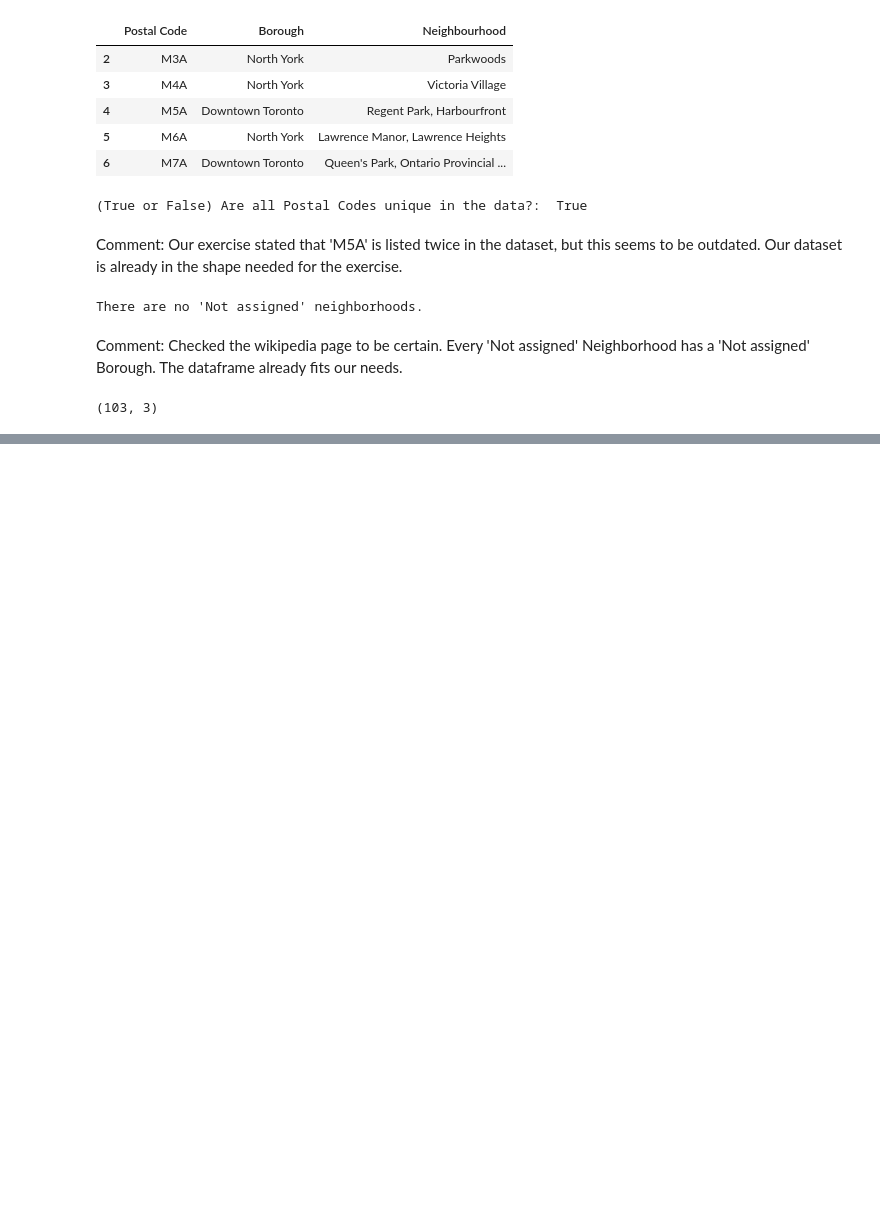
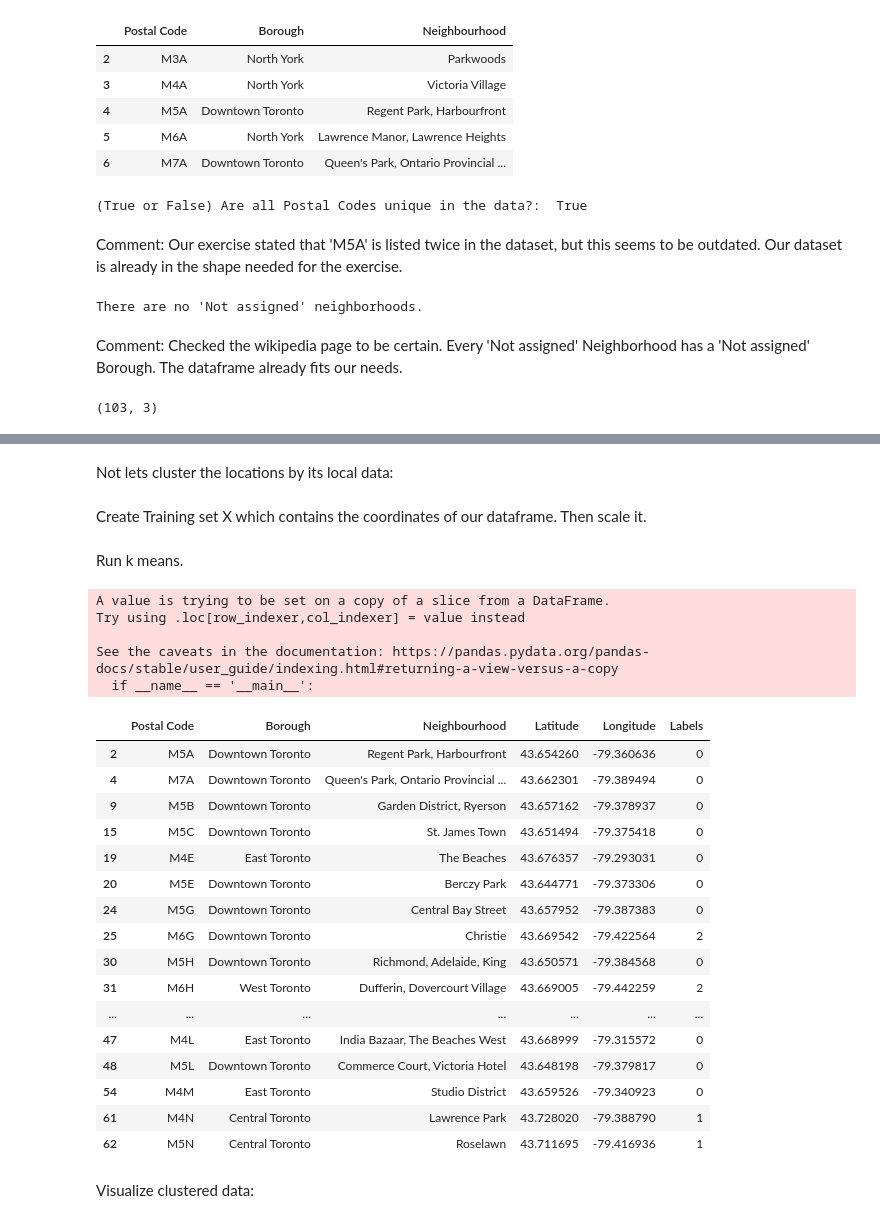
Before and after one commit to MichaelFriesen2/Coursera_Capstone, a Jupyter notebook: Second_Assignment.ipynb, the cells around one changed output, grey strips where cells are left out. Saved outputs shown, nothing was run; the diff lists cells and outputs as text; code cells hidden in the pictures; blank space fills up the shorter version.

Commit message:
Published from Watson Studio.

```diff
--- a/Second_Assignment.ipynb
+++ b/Second_Assignment.ipynb
@@ -60,0 +124,4 @@ clean_df.shape
+# %%
+# merge dataframes using 'Postal Code' as key
+df = pd.merge(clean_df,df_geo_coo, on="Postal Code")
+df.head()
@@ -60,0 +139,3 @@ clean_df.shape
+# %%
+df_toronto = df[df['Borough'].str.contains("Toronto")]
+df_toronto.head()
@@ -60,0 +190,2 @@ clean_df.shape
+# %% [markdown]
+Not lets cluster the locations by its local data:
@@ -60,0 +196,43 @@ clean_df.shape
+# %% [markdown]
+Create Training set X which contains the coordinates of our dataframe.
+Then scale it.
+# %%
+X = df_toronto.values[:,3:]
+#X = nan_to_num(X) #As there are not NaN entries, we will not need this line here.
+cluster_dataset = StandardScaler().fit_transform(X)
+# %% [markdown]
+Run k means.
+# %%
+num_clusters = 3
+
+k_means = KMeans(init="k-means++", n_clusters=num_clusters, n_init=12)
+k_means.fit(cluster_dataset)
+labels = k_means.labels_
+# %%
+df_toronto["Labels"] = labels
+df_toronto.head(20)
+# %% [output]
+A value is trying to be set on a copy of a slice from a DataFrame.
+Try using .loc[row_indexer,col_indexer] = value instead
+
+See the caveats in the documentation: https://pandas.pydata.org/pandas-docs/stable/user_guide/indexing.html#returning-a-view-versus-a-copy
+  if __name__ == '__main__':
+|  | Postal Code | Borough | Neighbourhood | Latitude | Longitude | Labels |
+| 2 | M5A | Downtown Toronto | Regent Park, Harbourfront | 43.654260 | -79.360636 | 0 |
+| 4 | M7A | Downtown Toronto | Queen's Park, Ontario Provincial ... | 43.662301 | -79.389494 | 0 |
+| 9 | M5B | Downtown Toronto | Garden District, Ryerson | 43.657162 | -79.378937 | 0 |
+| 15 | M5C | Downtown Toronto | St. James Town | 43.651494 | -79.375418 | 0 |
+| 19 | M4E | East Toronto | The Beaches | 43.676357 | -79.293031 | 0 |
+| 20 | M5E | Downtown Toronto | Berczy Park | 43.644771 | -79.373306 | 0 |
+| 24 | M5G | Downtown Toronto | Central Bay Street | 43.657952 | -79.387383 | 0 |
+| 25 | M6G | Downtown Toronto | Christie | 43.669542 | -79.422564 | 2 |
+| 30 | M5H | Downtown Toronto | Richmond, Adelaide, King | 43.650571 | -79.384568 | 0 |
+| 31 | M6H | West Toronto | Dufferin, Dovercourt Village | 43.669005 | -79.442259 | 2 |
+| ... | ... | ... | ... | ... | ... | ... |
+| 47 | M4L | East Toronto | India Bazaar, The Beaches West | 43.668999 | -79.315572 | 0 |
+| 48 | M5L | Downtown Toronto | Commerce Court, Victoria Hotel | 43.648198 | -79.379817 | 0 |
+| 54 | M4M | East Toronto | Studio District | 43.659526 | -79.340923 | 0 |
+| 61 | M4N | Central Toronto | Lawrence Park | 43.728020 | -79.388790 | 1 |
+| 62 | M5N | Central Toronto | Roselawn | 43.711695 | -79.416936 | 1 |
+# %% [markdown]
+Visualize clustered data:
```
Also changed, not shown: parts of 19 cells of this notebook.
